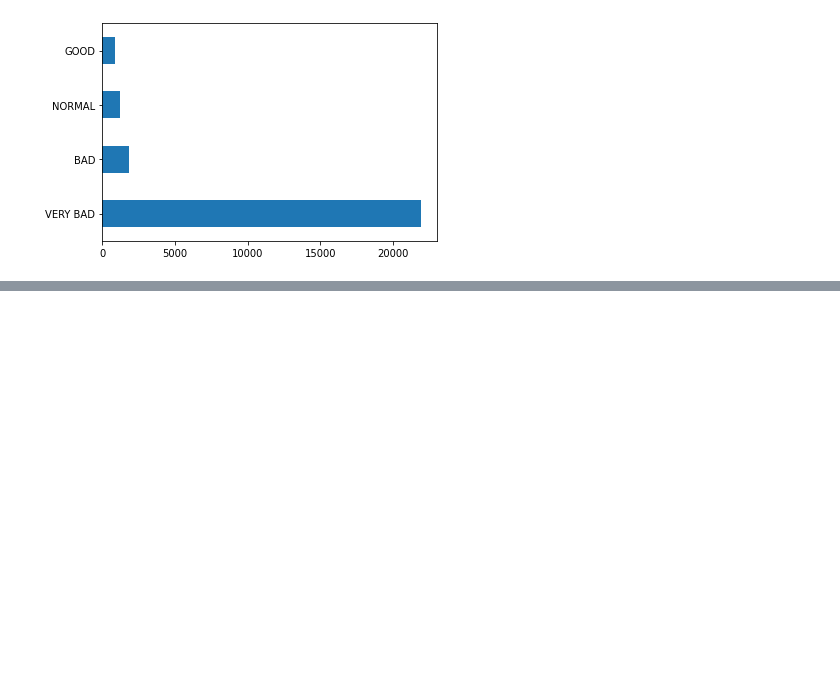
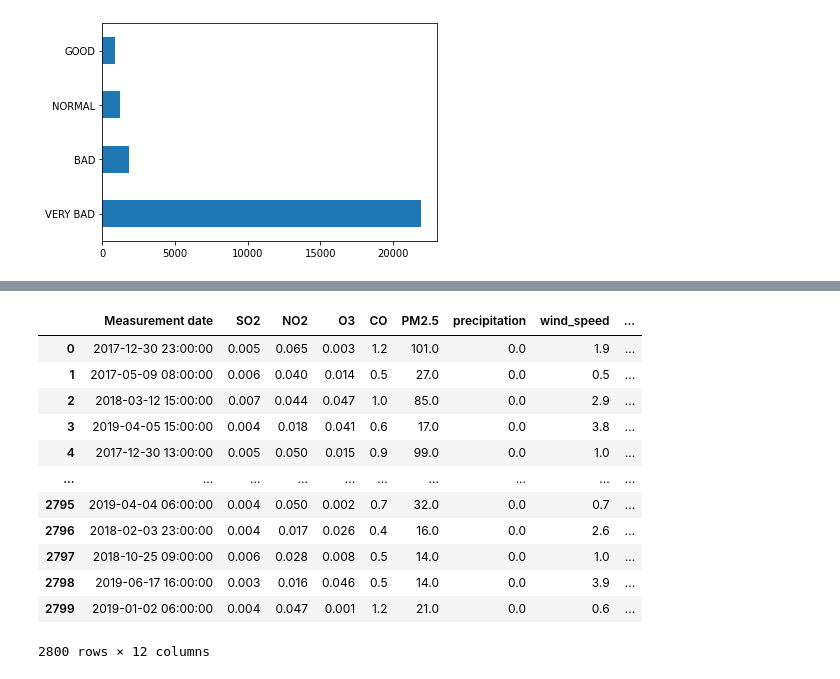
Before and after one commit to Junhyung-Choi/LSTM_Seoul_Pollution, a Jupyter notebook: Train.ipynb, the cells around one changed output, grey strips where cells are left out. Cells and saved outputs as stored; diff of their text form; code cells hidden in the pictures; blank space fills up the shorter version.

Commit message:
END Train.ipynb

```diff
--- a/Train.ipynb
+++ b/Train.ipynb
@@ -150,0 +191,39 @@ ModuleNotFoundError: No module named 'tensorflow.keras.model'
+# %%
+train_df = train_set[0]
+val_df = val_set[0]
+test_df = test_set[0]
+
+for i in range(1,len(train_set)):
+    train_df = train_df.append(train_set[i])
+    val_df = val_df.append(val_set[i])
+    test_df = test_df.append(test_set[i])
+
+train_df = train_df.reset_index(drop=True)
+val_df = val_df.reset_index(drop=True)
+test_df = test_df.reset_index(drop=True)
+
+
+tr_x = train_df.drop(columns = 'PM10')
+tr_y = train_df['PM10']
+
+val_x = val_df.drop(columns = 'PM10')
+val_y = val_df['PM10']
+
+test_x = test_df.drop(columns = 'PM10')
+test_y = test_df['PM10']
+
+tr_x
+# %% [output]
+|  | Measurement date | SO2 | NO2 | O3 | CO | PM2.5 | precipitation | wind_speed | ... |
+| 0 | 2017-12-30 23:00:00 | 0.005 | 0.065 | 0.003 | 1.2 | 101.0 | 0.0 | 1.9 | ... |
+| 1 | 2017-05-09 08:00:00 | 0.006 | 0.040 | 0.014 | 0.5 | 27.0 | 0.0 | 0.5 | ... |
+| 2 | 2018-03-12 15:00:00 | 0.007 | 0.044 | 0.047 | 1.0 | 85.0 | 0.0 | 2.9 | ... |
+| 3 | 2019-04-05 15:00:00 | 0.004 | 0.018 | 0.041 | 0.6 | 17.0 | 0.0 | 3.8 | ... |
+| 4 | 2017-12-30 13:00:00 | 0.005 | 0.050 | 0.015 | 0.9 | 99.0 | 0.0 | 1.0 | ... |
+| ... | ... | ... | ... | ... | ... | ... | ... | ... | ... |
+| 2795 | 2019-04-04 06:00:00 | 0.004 | 0.050 | 0.002 | 0.7 | 32.0 | 0.0 | 0.7 | ... |
+| 2796 | 2018-02-03 23:00:00 | 0.004 | 0.017 | 0.026 | 0.4 | 16.0 | 0.0 | 2.6 | ... |
+| 2797 | 2018-10-25 09:00:00 | 0.006 | 0.028 | 0.008 | 0.5 | 14.0 | 0.0 | 1.0 | ... |
+| 2798 | 2019-06-17 16:00:00 | 0.003 | 0.016 | 0.046 | 0.5 | 14.0 | 0.0 | 3.9 | ... |
+| 2799 | 2019-01-02 06:00:00 | 0.004 | 0.047 | 0.001 | 1.2 | 21.0 | 0.0 | 0.6 | ... |
+2800 rows × 12 columns
```
Also changed, not shown: parts of 5 cells of this notebook, 2 other files.
